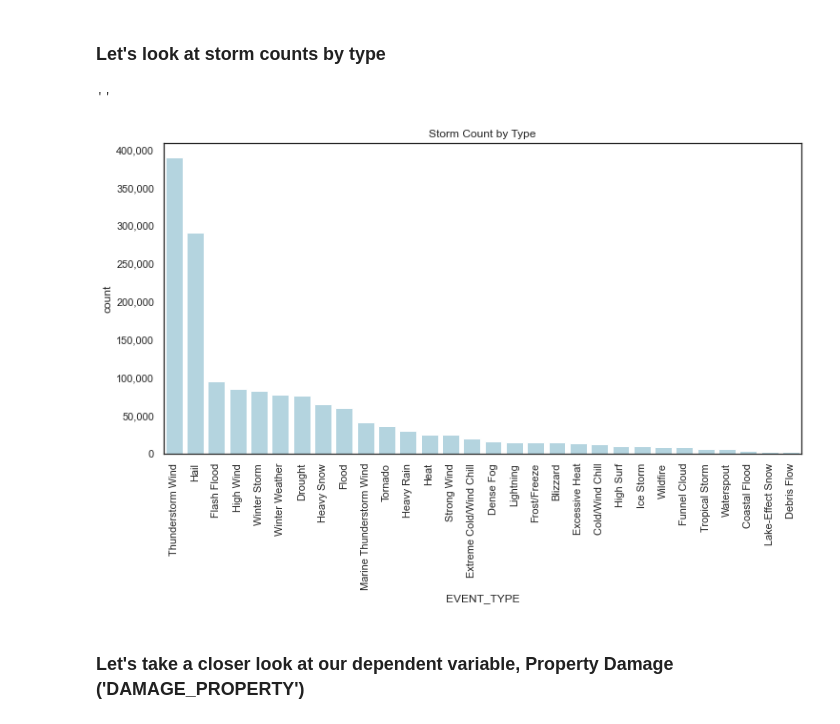
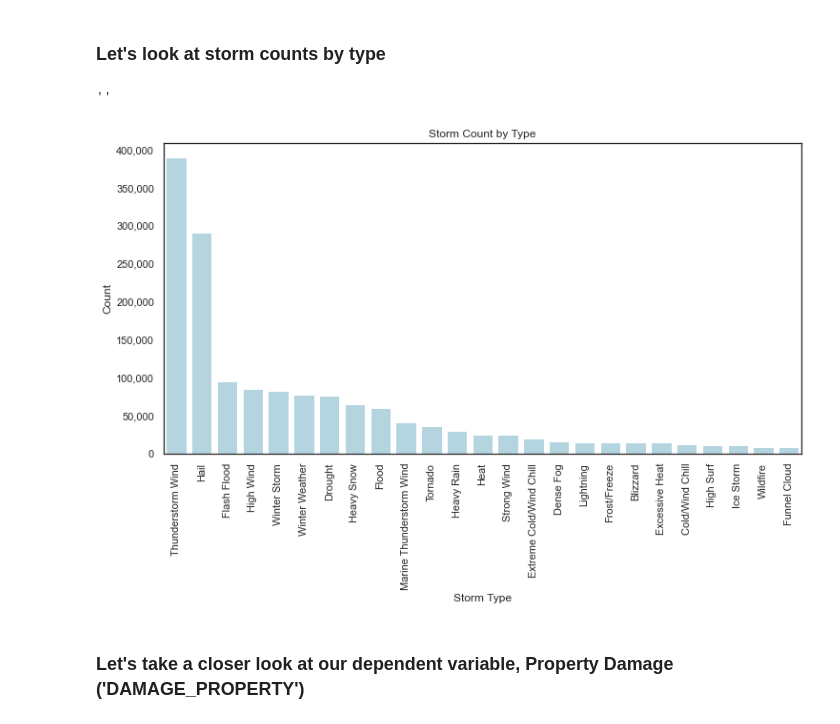
Before and after one commit to topgreg/Severe-Weather-Repo, a Jupyter notebook: Notebooks/SWC - EDA.ipynb, the cells around one changed output. Cells and saved outputs as stored; diff of their text form; code cells hidden in the pictures.

```diff
--- a/Notebooks/SWC - EDA.ipynb
+++ b/Notebooks/SWC - EDA.ipynb
@@ -167,18 +171,20 @@ ax.xaxis.set_major_formatter('{x:,.0f}')
 # %% [markdown]
 ### Let's look at storm counts by type
 # %%
-df_events = df[df.groupby('EVENT_TYPE')['EVENT_TYPE'].transform('size') > 2000].reset_index(drop=True)
+df_events = df[df.groupby('EVENT_TYPE')['EVENT_TYPE'].transform('size') > 7000].reset_index(drop=True)
 
 fig, ax = plt.subplots(figsize = (12 , 6))
 plt.title("Storm Count by Type")
 
 sns.countplot(x='EVENT_TYPE', data=df_events, color=color_choice2, order=df_events['EVENT_TYPE'].value_counts().index)
 plt.xticks(rotation=90)
 ax.yaxis.set_major_formatter('{x:,.0f}')
+ax.set_xlabel( "Storm Type" , size = 12 )
+ax.set_ylabel( "Count" , size = 12 )
 ;
 # %% [output]
 ''
-[figure, old version]
+[figure, new version]
 # %% [markdown]
 ### Let's take a closer look at our dependent variable, Property Damage ('DAMAGE_PROPERTY')
 # %%
```
Also changed, not shown: parts of 5 cells of this notebook, 4 other files.
